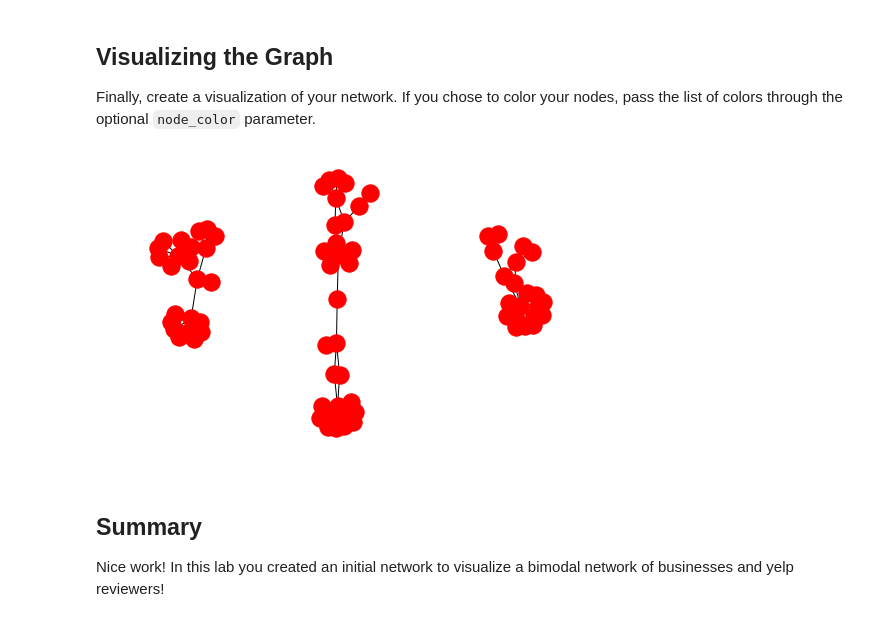
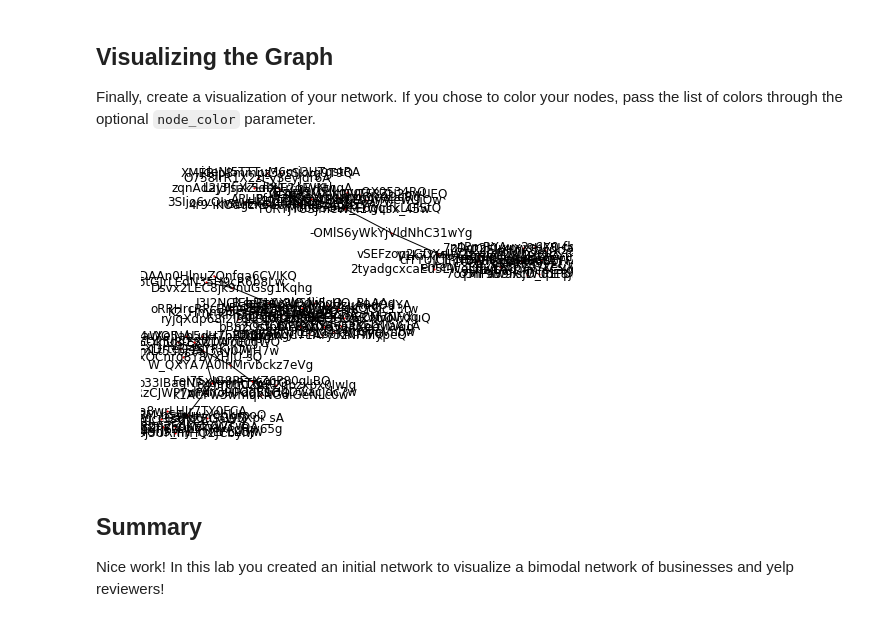
Before and after one commit to Patrickbfuller/dsc-3-28-04-graph-data-io-codealong-seattle-ds-career-040119, a Jupyter notebook: index.ipynb, the cells around one changed output. Saved outputs shown, nothing was run; the diff lists cells and outputs as text; code cells hidden in the pictures.

```diff
--- a/index.ipynb
+++ b/index.ipynb
@@ -68,9 +68,9 @@ Finally, create a visualization of your network. If you chose to color your node
 # %%
 #Your code here
 %matplotlib inline
-nx.draw(G, with_labels=Tr)
+nx.draw(G, with_labels=True, node_size=1)
 # %% [output]
-[figure, old version]
+[figure, new version]
 # %% [markdown]
 ## Summary
 
```
